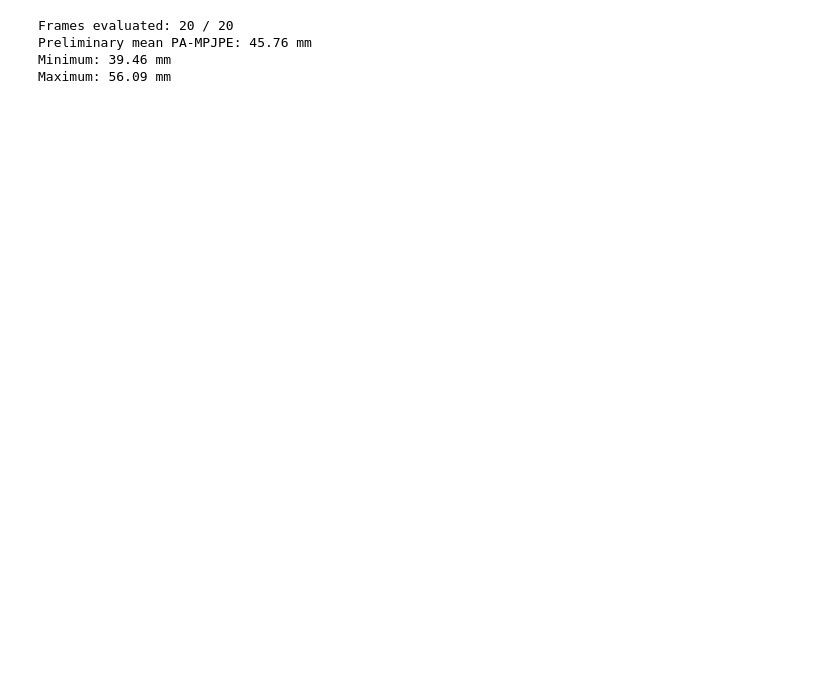
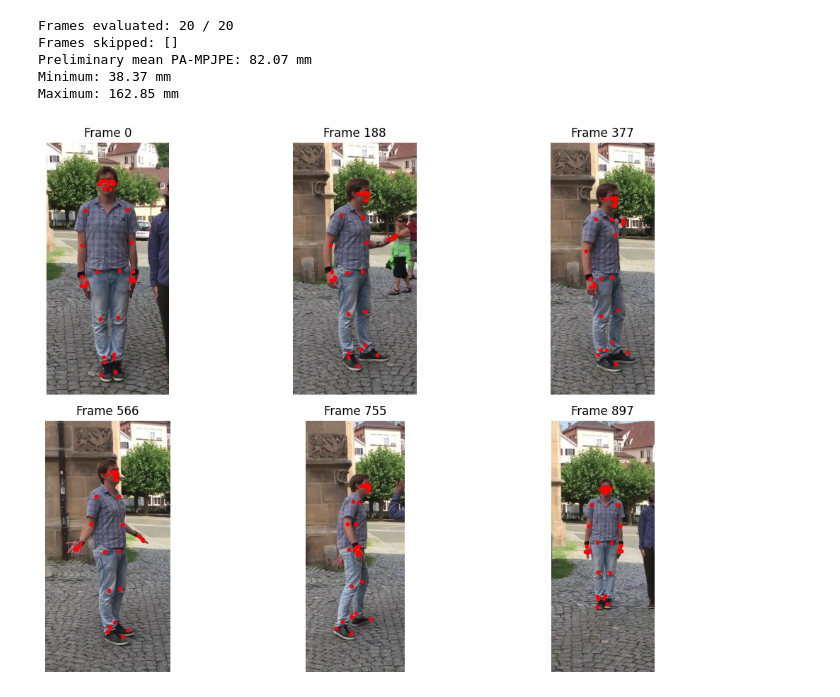
Before and after one commit to JaylinOlli/Computer-Vision-Applied-Project, a Jupyter notebook: 3d-pose-diff-render/notebooks/mediapipe_baseline.ipynb, the cells around one changed output. Saved outputs shown, nothing was run; the diff lists cells and outputs as text; code cells hidden in the pictures; blank space fills up the shorter version.

```diff
--- a/3d-pose-diff-render/notebooks/mediapipe_baseline.ipynb
+++ b/3d-pose-diff-render/notebooks/mediapipe_baseline.ipynb
@@ -117,41 +132,68 @@ World landmarks detected: 33
 # %%
-# Test MediaPipe on 20 images
-errors = []
-successful_frames = []
+# Run MediaPipe and calculate the preliminary aligned error
+rows = []
+failed_frames = []
+examples = {}
+show_frames = {int(frame_ids[i]) for i in [0, 4, 8, 12, 16, 19]}
 
 with mp.tasks.vision.PoseLandmarker.create_from_options(options) as detector:
-    for frame in range(20):
-        image_path = image_folder / f'image_{frame:05d}.jpg'
-        image = cv2.imread(str(image_path))
+    for frame in frame_ids:
+        frame = int(frame)
+        image = cv2.imread(str(image_folder / f'image_{frame:05d}.jpg'))
         if image is None:
-            print('Missing image:', image_path.name)
+            failed_frames.append(frame)
+            continue
+        rgb = cv2.cvtColor(image, cv2.COLOR_BGR2RGB)
+        cropped = crop_person(rgb, frame)
+        if cropped is None:
+            failed_frames.append(frame)
             continue
 
-        image_rgb = cv2.cvtColor(image, cv2.COLOR_BGR2RGB)
-        cropped = image_rgb[crop_y1:crop_y2, crop_x1:crop_x2]
         mp_image = mp.Image(image_format=mp.ImageFormat.SRGB,
                             data=np.ascontiguousarray(cropped))
         detection = detector.detect(mp_image)
-        if not detection.pose_world_landmarks:
-            print('No detection in frame', frame)
+        if not detection.pose_world_landmarks or not detection.pose_landmarks:
+            failed_frames.append(frame)
             continue
 
         landmarks = detection.pose_world_landmarks[0]
-        predicted = np.array([[landmarks[i].x, landmarks[i].y, landmarks[i].z]
-                              for i in mp_joint_ids])
-        ground_truth = np.asarray(data['jointPositions'][person_id][frame]).reshape(24, 3)[smpl_joint_ids]
-        errors.append(pa_mpjpe(predicted, ground_truth))
-        successful_frames.append(frame)
+        predicted = np.array([[landmarks[j].x, landmarks[j].y, landmarks[j].z]
+                              for j in mp_ids])
+        ground_truth = np.asarray(data['jointPositions'][person_id][frame]).reshape(24, 3)[smpl_ids]
+        error_mm = pa_mpjpe(predicted, ground_truth)
+        rows.append({'frame': frame, 'pa_mpjpe_mm': error_mm})
 
-print('Frames evaluated:', len(errors), '/ 20')
-if not errors:
-    raise RuntimeError('No valid frames evaluated')
-print('Preliminary mean PA-MPJPE:', round(float(np.mean(errors)), 2), 'mm')
-print('Minimum:', round(float(np.min(errors)), 2), 'mm')
-print('Maximum:', round(float(np.max(errors)), 2), 'mm')
+        if frame in show_frames:
+            examples[frame] = (cropped, detection.pose_landmarks[0])
+
+results_df = pd.DataFrame(rows, columns=['frame', 'pa_mpjpe_mm'])
+print('Frames evaluated:', len(results_df), '/', len(frame_ids))
+print('Frames skipped:', failed_frames)
+if results_df.empty:
+    raise RuntimeError('MediaPipe did not detect any usable frames')
+print('Preliminary mean PA-MPJPE:', round(results_df['pa_mpjpe_mm'].mean(), 2), 'mm')
+print('Minimum:', round(results_df['pa_mpjpe_mm'].min(), 2), 'mm')
+print('Maximum:', round(results_df['pa_mpjpe_mm'].max(), 2), 'mm')
 # %% [output]
 Frames evaluated: 20 / 20
-Preliminary mean PA-MPJPE: 45.76 mm
-Minimum: 39.46 mm
-Maximum: 56.09 mm
+Frames skipped: []
+Preliminary mean PA-MPJPE: 82.07 mm
+Minimum: 38.37 mm
+Maximum: 162.85 mm
+# %%
+# Check that the red landmarks are on the correct person
+fig, axes = plt.subplots(2, 3, figsize=(12, 8))
+for ax, frame in zip(axes.flat, sorted(examples)):
+    cropped, landmarks = examples[frame]
+    ax.imshow(cropped)
+    ax.scatter([p.x * cropped.shape[1] for p in landmarks],
+               [p.y * cropped.shape[0] for p in landmarks], s=10, c='red')
+    ax.set_title(f'Frame {frame}')
+    ax.axis('off')
+for ax in axes.flat[len(examples):]:
+    ax.axis('off')
+plt.tight_layout()
+plt.show()
+# %% [output]
+[figure, added]
 # %%
```
Also changed, not shown: parts of 12 cells of this notebook.
